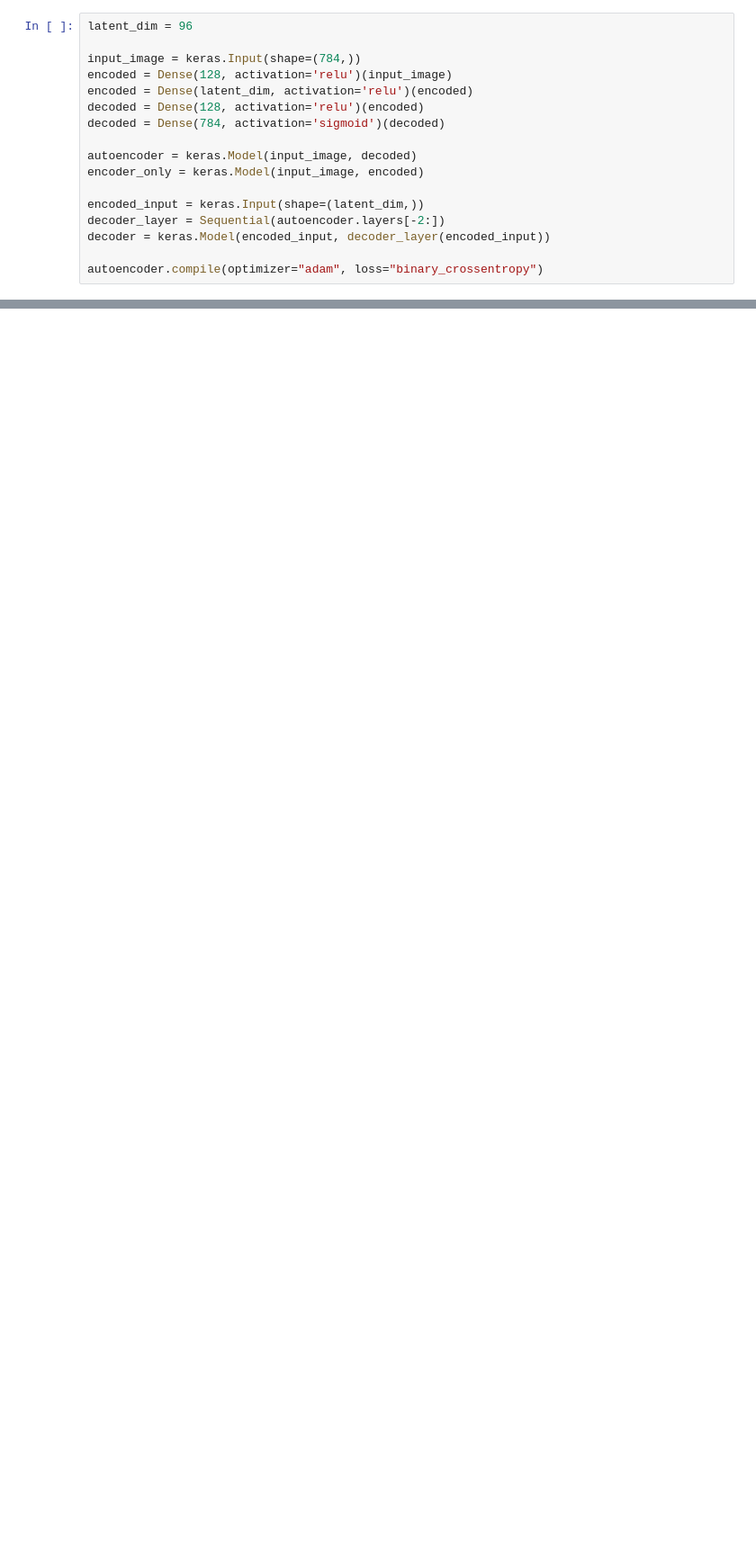
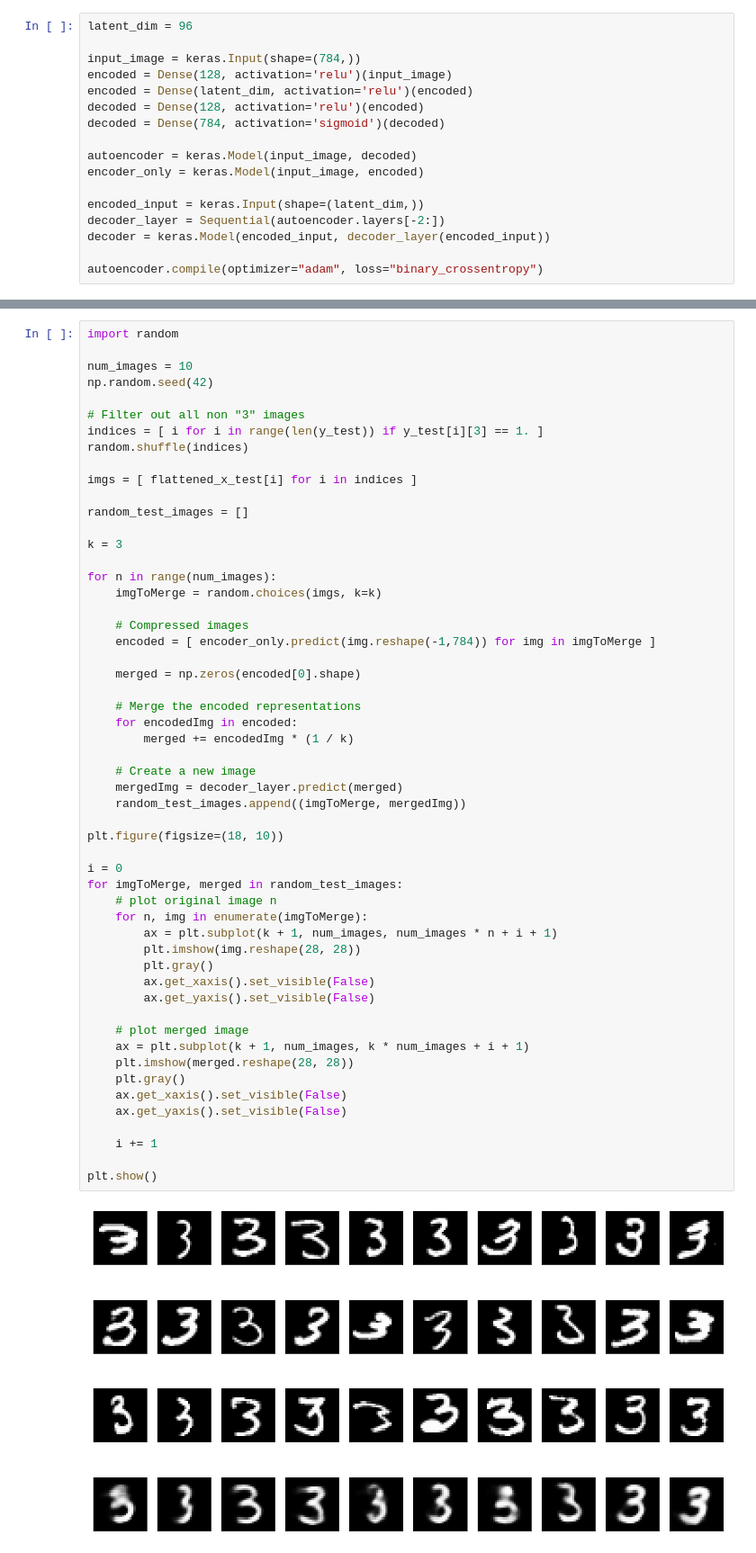
Before and after one commit to RomainTHD-UniStuff/DAT405_Introduction_to_Data_Science_and_AI, a Jupyter notebook: Assignment_6/Assignment_6.ipynb, the cells around one changed output, grey strips where cells are left out. Shown at 90% size. Saved outputs shown, nothing was run; the diff lists cells and outputs as text; blank space fills up the shorter version.

```diff
--- a/Assignment_6/Assignment_6.ipynb
+++ b/Assignment_6/Assignment_6.ipynb
@@ -516,3 +662,59 @@ https://colab.research.google.com/drive/12nI33ZQIH4xWbBP_TGvDGbWoiI-l-GyC?usp=sh
+# %%
+import random
+
+num_images = 10
+np.random.seed(42)
+
+# Filter out all non "3" images
+indices = [ i for i in range(len(y_test)) if y_test[i][3] == 1. ]
+random.shuffle(indices)
+
+imgs = [ flattened_x_test[i] for i in indices ]
+
+random_test_images = []
+
+k = 3
+
+for n in range(num_images):
+    imgToMerge = random.choices(imgs, k=k)
+
+    # Compressed images
+    encoded = [ encoder_only.predict(img.reshape(-1,784)) for img in imgToMerge ]
+
+    merged = np.zeros(encoded[0].shape)
+
+    # Merge the encoded representations
+    for encodedImg in encoded:
+        merged += encodedImg * (1 / k)
+
+    # Create a new image
+    mergedImg = decoder_layer.predict(merged)
+    random_test_images.append((imgToMerge, mergedImg))
+
+plt.figure(figsize=(18, 10))
+
+i = 0
+for imgToMerge, merged in random_test_images:
+    # plot original image n
+    for n, img in enumerate(imgToMerge):
+        ax = plt.subplot(k + 1, num_images, num_images * n + i + 1)
+        plt.imshow(img.reshape(28, 28))
+        plt.gray()
+        ax.get_xaxis().set_visible(False)
+        ax.get_yaxis().set_visible(False)
+
+    # plot merged image
+    ax = plt.subplot(k + 1, num_images, k * num_images + i + 1)
+    plt.imshow(merged.reshape(28, 28))
+    plt.gray()
+    ax.get_xaxis().set_visible(False)
+    ax.get_yaxis().set_visible(False)
+
+    i += 1
+
+plt.show()
+# %% [output]
+[figure, added]
 # %% [markdown]
 <a style='text-decoration:none;line-height:16px;display:flex;color:#5B5B62;padding:10px;justify-content:end;' href='https://deepnote.com?utm_source=created-in-deepnote-cell&projectId=ab83f1d1-4f39-4251-b899-1ad25d544179' target="_blank">
 <img alt='Created in deepnote.com' style='display:inline;max-height:16px;margin:0px;margin-right:7.5px;' src='embedded-picture-1' > </img>
```
Also changed, not shown: parts of 27 cells of this notebook, 1 other file.
